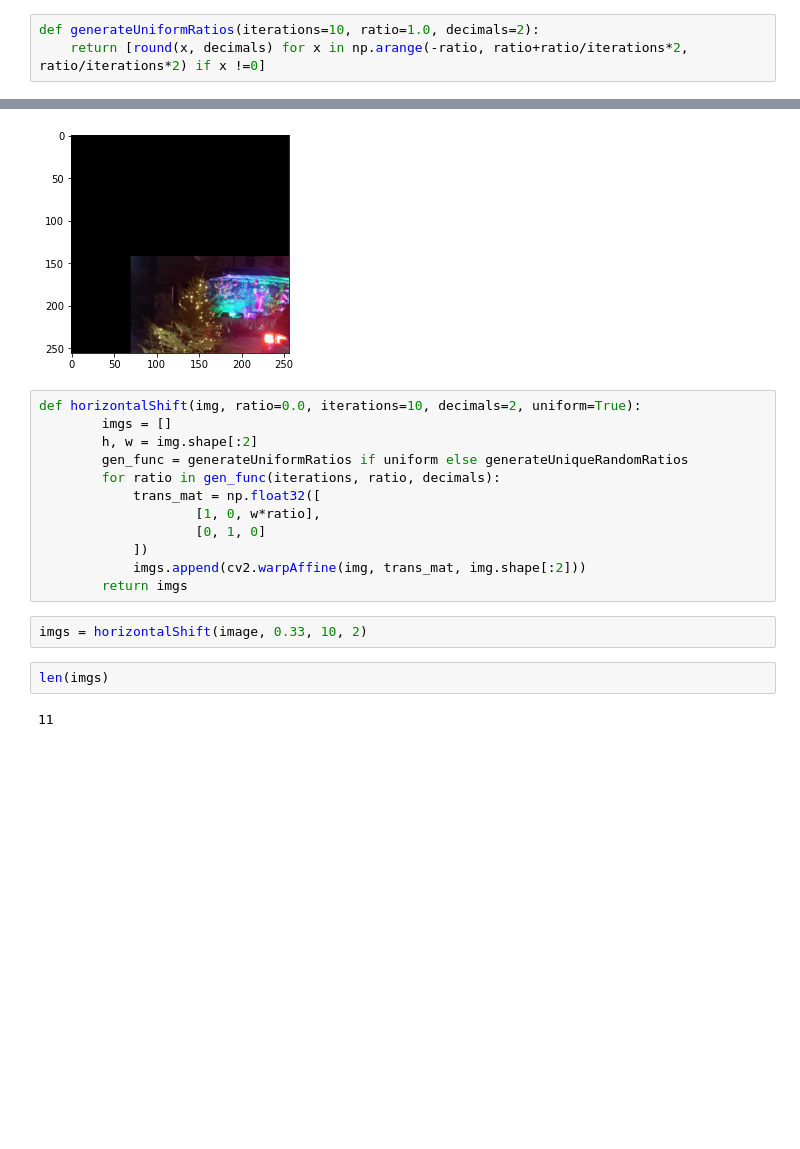
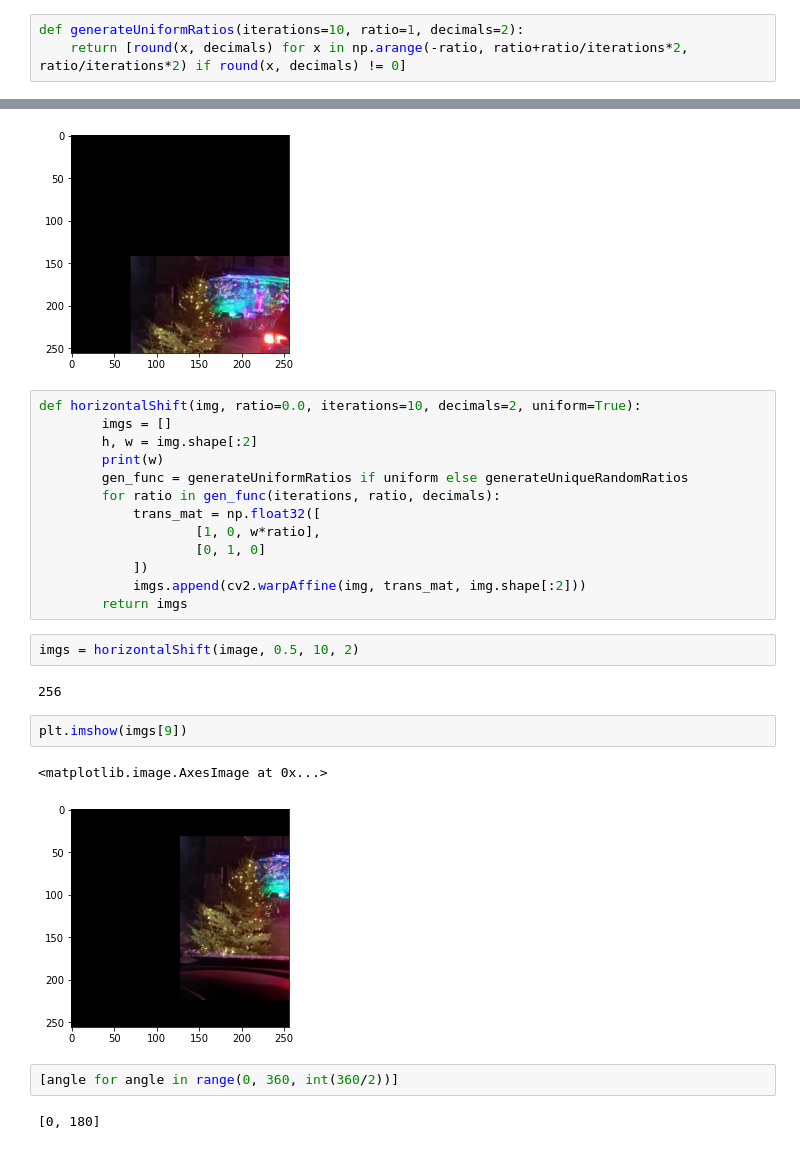
Before and after one commit to thecherry94/Projektarbeit-Kuenstliche-Intelligenz, a Jupyter notebook: Data-Augmentation/test.ipynb, the cells around one changed output, grey strips where cells are left out. Cells and saved outputs as stored; diff of their text form; blank space fills up the shorter version.

```diff
--- a/Data-Augmentation/test.ipynb
+++ b/Data-Augmentation/test.ipynb
@@ -120,8 +120,8 @@ len(generateUniqueRandomRatios())
 # %% [output]
 100
 # %%
-def generateUniformRatios(iterations=10, ratio=1.0, decimals=2):
-    return [round(x, decimals) for x in np.arange(-ratio, ratio+ratio/iterations*2, ratio/iterations*2) if x !=0]
+def generateUniformRatios(iterations=10, ratio=1, decimals=2):
+    return [round(x, decimals) for x in np.arange(-ratio, ratio+ratio/iterations*2, ratio/iterations*2) if round(x, decimals) != 0]
 # %%
 generateUniformRatios()
 # %% [output]
@@ -136,6 +136,7 @@ plt.imshow(cv2.warpAffine(image, trans_mat, image.shape[:2]))
 def horizontalShift(img, ratio=0.0, iterations=10, decimals=2, uniform=True):
         imgs = []
         h, w = img.shape[:2]
+        print(w)
         gen_func = generateUniformRatios if uniform else generateUniqueRandomRatios
         for ratio in gen_func(iterations, ratio, decimals):
             trans_mat = np.float32([
@@ -145,8 +146,15 @@ def horizontalShift(img, ratio=0.0, iterations=10, decimals=2, uniform=True):
             imgs.append(cv2.warpAffine(img, trans_mat, img.shape[:2]))
         return imgs
 # %%
-imgs = horizontalShift(image, 0.33, 10, 2)
+imgs = horizontalShift(image, 0.5, 10, 2)
+# %% [output]
+256
-# %%
-len(imgs)
-# %% [output]
-11
+# %%
+plt.imshow(imgs[9])
+# %% [output]
+<matplotlib.image.AxesImage at 0x...>
+[figure, added]
+# %%
+[angle for angle in range(0, 360, int(360/2))]
+# %% [output]
+[0, 180]
```
Also changed, not shown: parts of 1 cell of this notebook, 1 other file.
